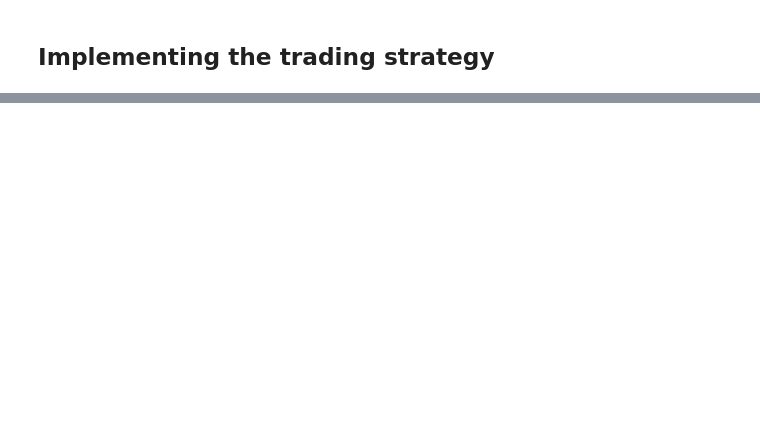
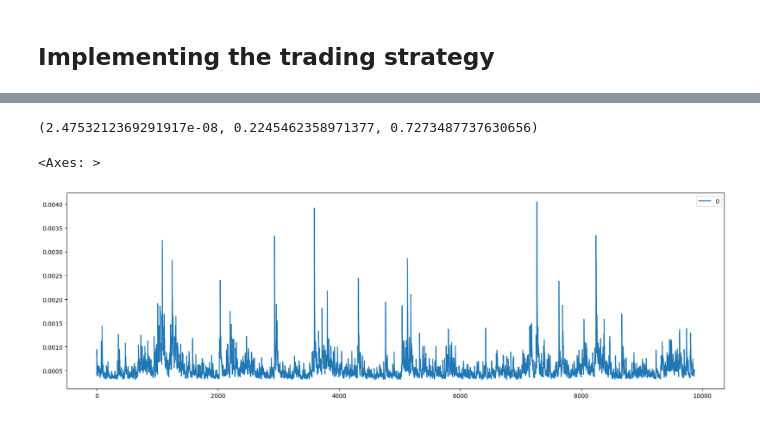
Before and after one commit to profitviews/workshops, a Jupyter notebook: Research.ipynb, the cells around one changed output, grey strips where cells are left out. Saved outputs shown, nothing was run; the diff lists cells and outputs as text; code cells hidden in the pictures; blank space fills up the shorter version.

```diff
--- a/Backtesting.ipynb
+++ b/Research.ipynb
@@ -459,0 +452,6 @@ fig.show()
+# %%
+from arch import arch_model
+
+model = arch_model(Y, mean='Zero', vol='GARCH', p=1, q=1, power=2.0, dist='gaussian', rescale=True)
+fit = model.fit()
+fit
@@ -459,0 +493,24 @@ fig.show()
+# %%
+omega = fit.params['omega'] / fit.scale**2
+alpha = fit.params['alpha[1]']
+beta = fit.params['beta[1]']
+
+omega, alpha, beta
+# %% [output]
+(2.4753212369291917e-08, 0.2245462358971377, 0.7273487737630656)
+# %%
+start = 100
+
+var_t1 = Y[:start].std() ** 2
+var = [var_t1]
+
+for y in Y[start:]:
+    var_t1 = omega + alpha * y**2 + beta * var_t1
+    var.append(var_t1)
+
+std = np.sqrt(var)
+
+pd.DataFrame(std).plot(figsize=(20,6))
+# %% [output]
+<Axes: >
+[figure, added]
```
Also changed, not shown: parts of 17 cells of this notebook, 2 other files.
